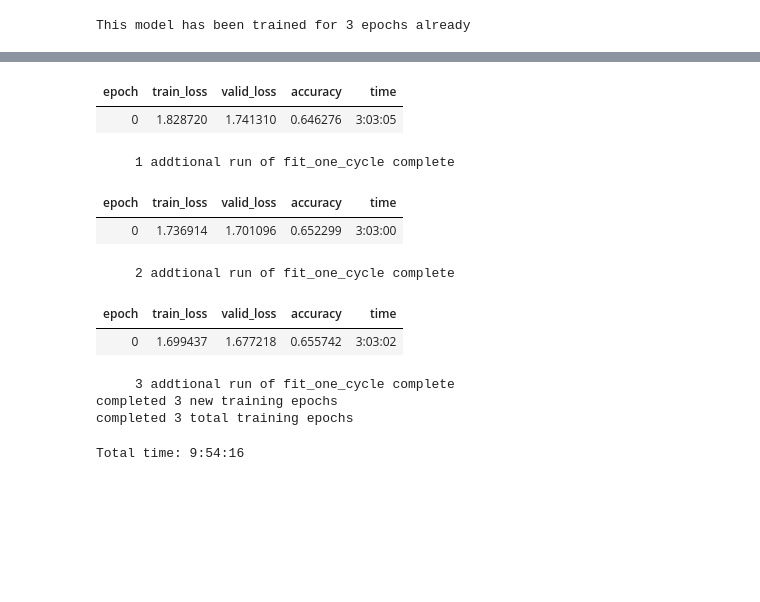
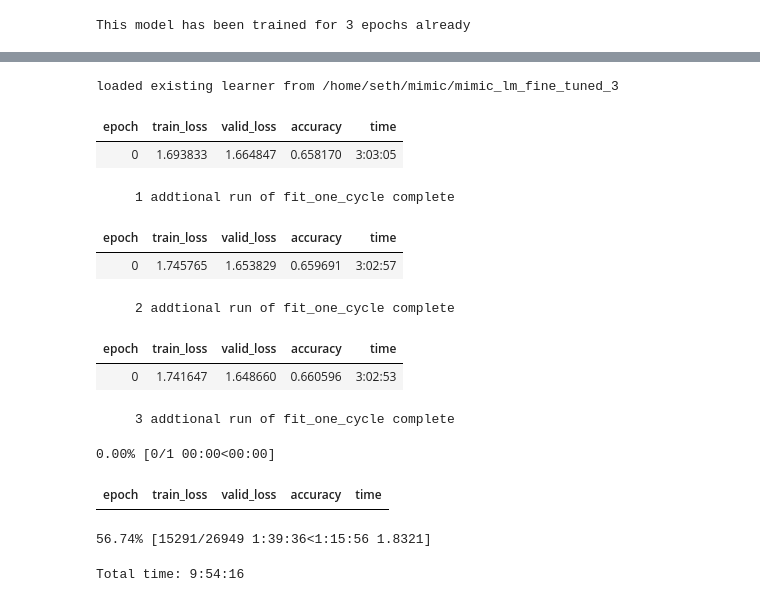
Before and after one commit to magic-lantern/fastai-notes, a Jupyter notebook: mimic_nlp.ipynb, the cells around one changed output, grey strips where cells are left out. Saved outputs shown, nothing was run; the diff lists cells and outputs as text; code cells hidden in the pictures; blank space fills up the shorter version.

```diff
--- a/mimic_nlp.ipynb
+++ b/mimic_nlp.ipynb
@@ -337,43 +357,45 @@ if continue_flag:
         print('loaded existing learner from', str(learner_file))
     else:
         # should not continue as could not find specified file
         print('existing learner file not found')
         assert(False)
 else:
     prev_cycles = 0
 
 learn.unfreeze()
 
 ########################################################
 # set this to how many additional cycles you want to run
 ########################################################
-num_cycles = 3
+num_cycles = 4
 ########################################################
 
 for n in range(num_cycles):
     learn.fit_one_cycle(1, 5e-3, moms=(0.8,0.7))
     print('    ', n + 1, 'addtional run of fit_one_cycle complete')
     file = lm_base_file + str(prev_cycles + n + 1)
     learner_file = base_path/file
     learn.save(learner_file)
     with open(cycles_file, 'wb') as f:
         pickle.dump(prev_cycles + n + 1, f)
     release_mem()
 
 print('completed', num_cycles, 'new training epochs')
 print('completed', num_cycles + prev_cycles, 'total training epochs')
 # %% [output]
+loaded existing learner from /home/seth/mimic/mimic_lm_fine_tuned_3
 | epoch | train_loss | valid_loss | accuracy | time |
-| 0 | 1.828720 | 1.741310 | 0.646276 | 3:03:05 |
+| 0 | 1.693833 | 1.664847 | 0.658170 | 3:03:05 |
-     1 addtional run of fit_one_cycle complete
+     1 addtional run of fit_one_cycle complete
 | epoch | train_loss | valid_loss | accuracy | time |
-| 0 | 1.736914 | 1.701096 | 0.652299 | 3:03:00 |
+| 0 | 1.745765 | 1.653829 | 0.659691 | 3:02:57 |
-     2 addtional run of fit_one_cycle complete
+     2 addtional run of fit_one_cycle complete
 | epoch | train_loss | valid_loss | accuracy | time |
-| 0 | 1.699437 | 1.677218 | 0.655742 | 3:03:02 |
+| 0 | 1.741647 | 1.648660 | 0.660596 | 3:02:53 |
-     3 addtional run of fit_one_cycle complete
-completed 3 new training epochs
-completed 3 total training epochs
+     3 addtional run of fit_one_cycle complete
+0.00% [0/1 00:00<00:00]
+| epoch | train_loss | valid_loss | accuracy | time |
+56.74% [15291/26949 1:39:36<1:15:56 1.8321]
 # %%
 # %% [output]
 Total time: 9:54:16
```
Also changed, not shown: parts of 9 cells of this notebook, 1 other file.
